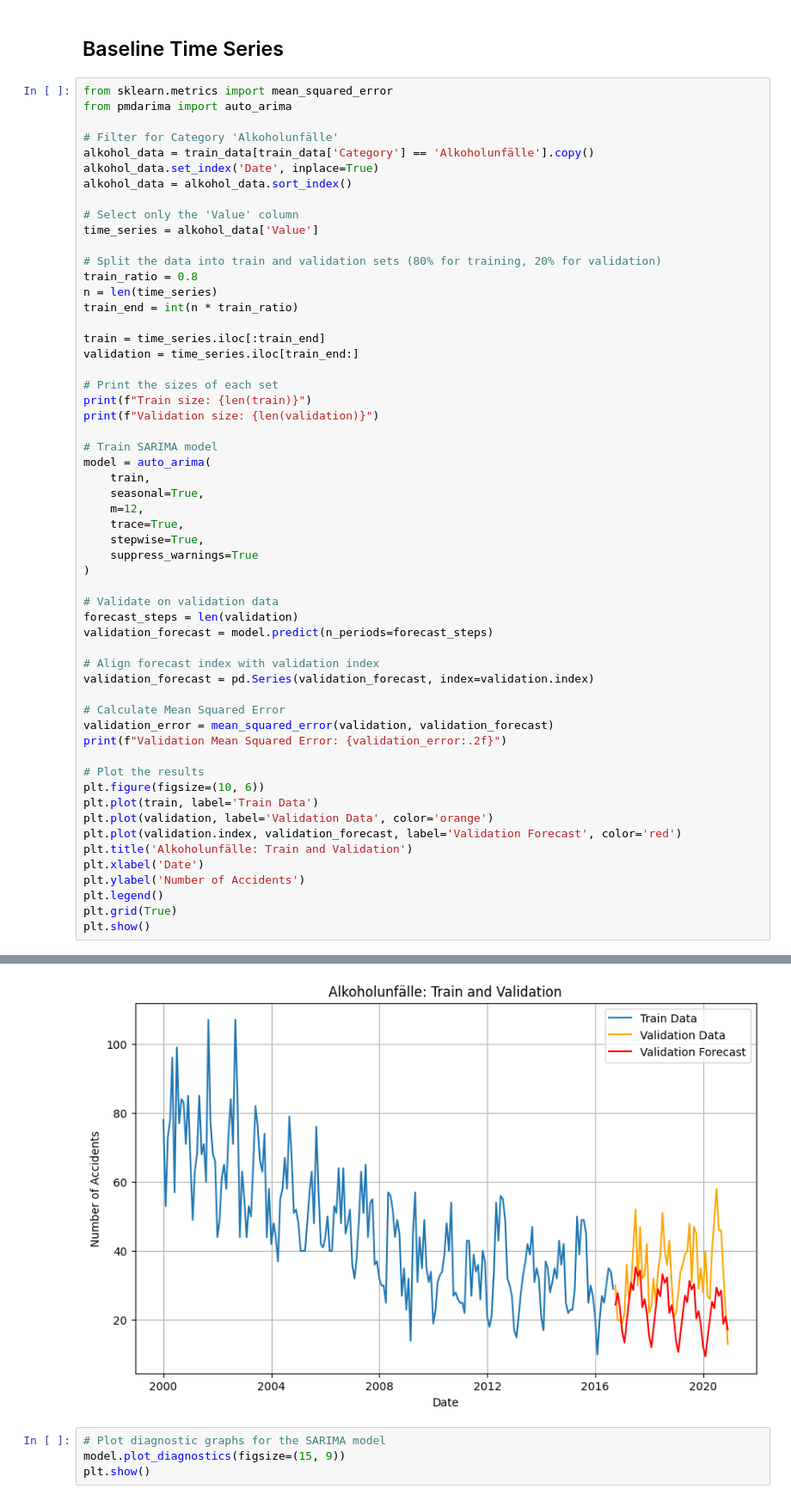
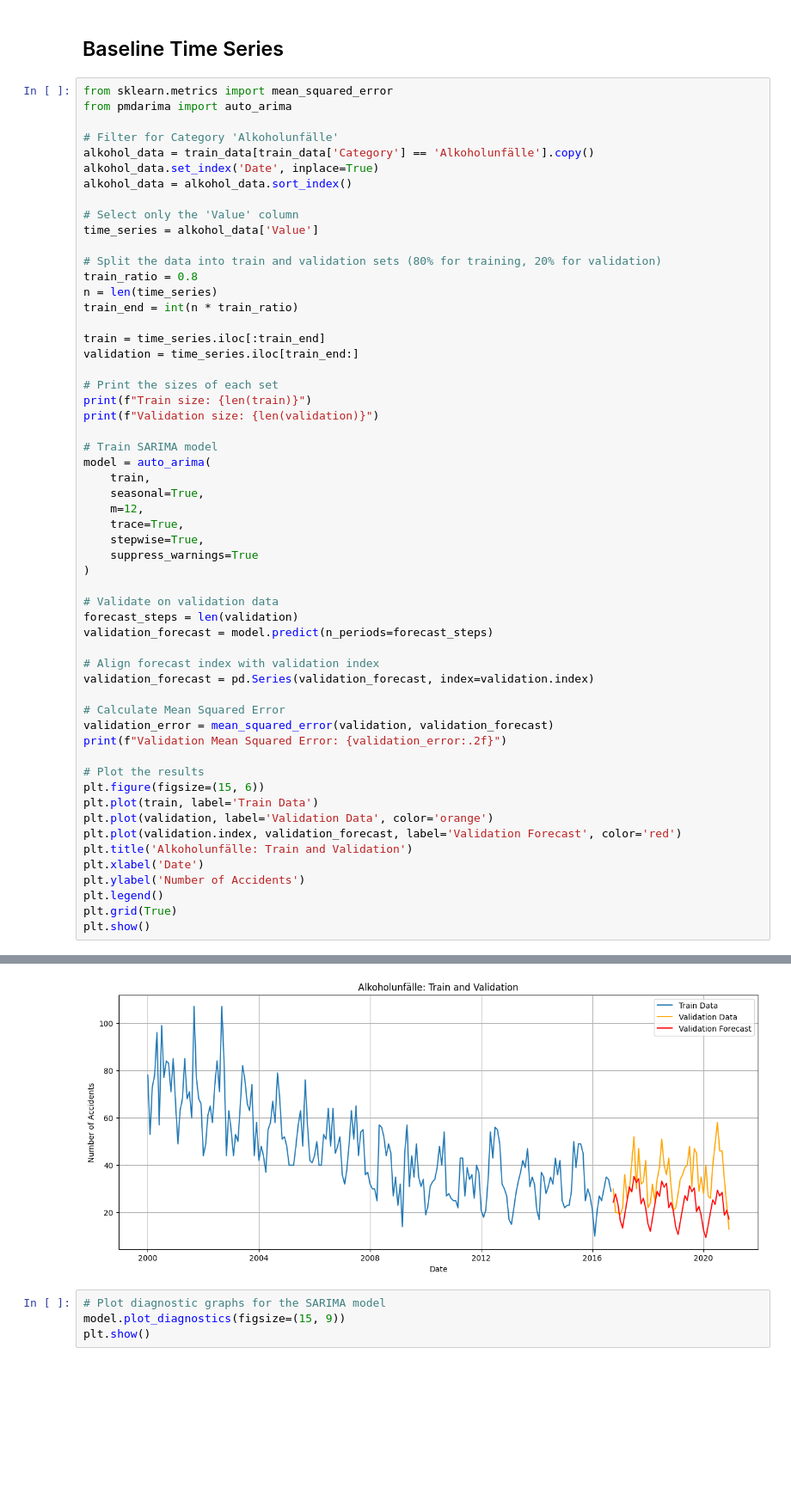
Before and after one commit to RainTreeCrow/DPS-AI-Challenge, a Jupyter notebook: AI_Model.ipynb, the cells around one changed output, grey strips where cells are left out. Shown at 86% size. Drawn from its saved outputs; the diff is of its cells as text; blank space fills up the shorter version.

```diff
--- a/AI_Model.ipynb
+++ b/AI_Model.ipynb
@@ -271,7 +271,7 @@ validation_error = mean_squared_error(validation, validation_forecast)
 print(f"Validation Mean Squared Error: {validation_error:.2f}")
 
 # Plot the results
-plt.figure(figsize=(10, 6))
+plt.figure(figsize=(15, 6))
 plt.plot(train, label='Train Data')
 plt.plot(validation, label='Validation Data', color='orange')
 plt.plot(validation.index, validation_forecast, label='Validation Forecast', color='red')
@@ -301,5 +301,5 @@ Total fit time: 66.247 seconds
 Validation Mean Squared Error: 190.97
-[figure, old version]
+[figure, new version]
 # %%
 # Plot diagnostic graphs for the SARIMA model
 model.plot_diagnostics(figsize=(15, 9))
```
Also changed, not shown: parts of 5 cells of this notebook.
